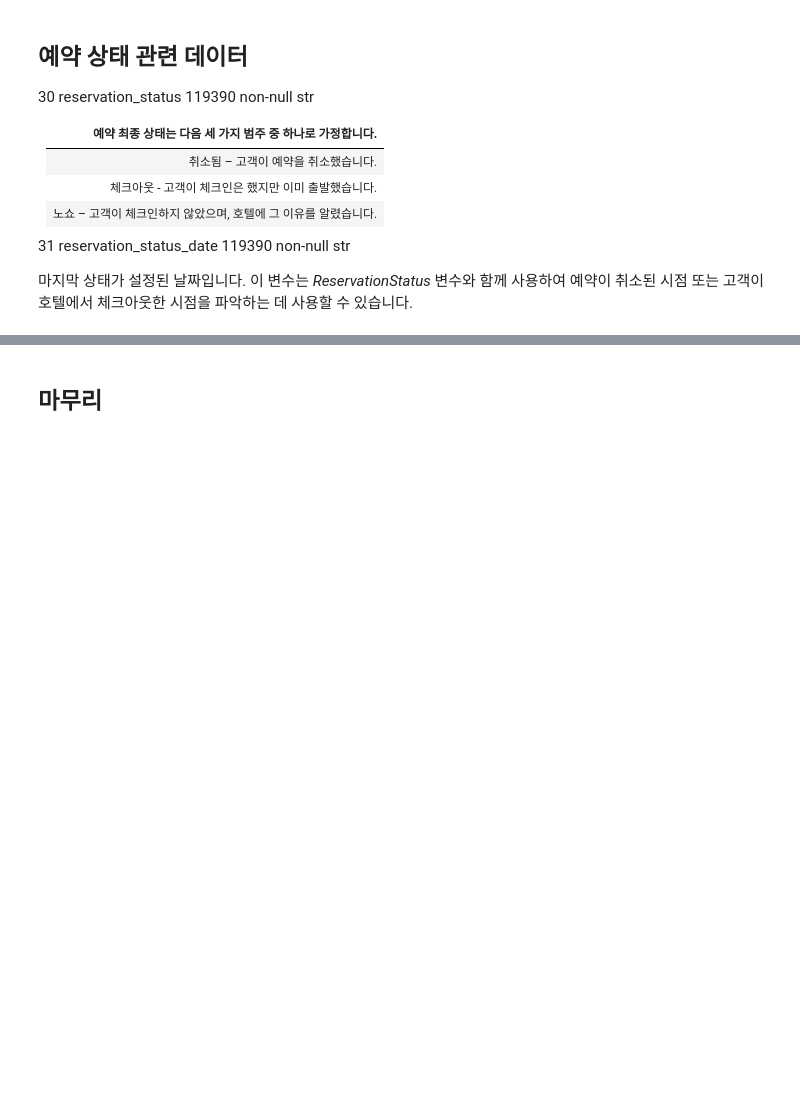
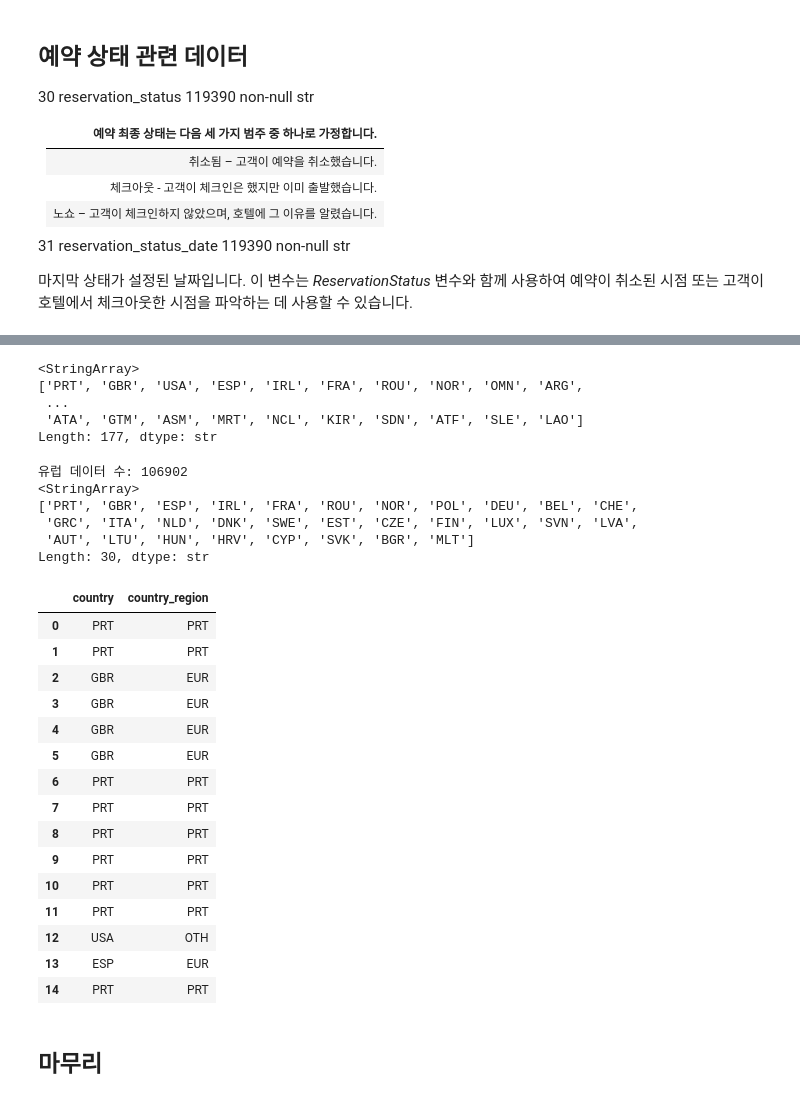
Before and after one commit to SKNETWORKS-FAMILY-AICAMP/SKN30-2nd-3Team, a Jupyter notebook: preprocessing/preprocessing_hotel.ipynb, the cells around one changed output, grey strips where cells are left out. Saved outputs shown, nothing was run; the diff lists cells and outputs as text; code cells hidden in the pictures; blank space fills up the shorter version.

```diff
--- a/preprocessing/preprocessing_hotel.ipynb
+++ b/preprocessing/preprocessing_hotel.ipynb
@@ -227,0 +262,3 @@ cols = ['market_segment', 'distribution_channel', 'agent', 'company']
+# %%
+df['is_agent'] = np.where(df['agent'] != 0, 1, 0)
+df[['agent', 'is_agent']]
@@ -227,0 +279,3 @@ cols = ['market_segment', 'distribution_channel', 'agent', 'company']
+# %%
+df['is_company'] = np.where(df['company'] != 0, 1, 0)
+df[['company', 'is_company']].head()
@@ -240,0 +322,2 @@ cols = ['market_segment', 'distribution_channel', 'agent', 'company']
+# %%
+df['is_city_hotel'] = (df['hotel'] == 'City Hotel').astype(int)
@@ -240,0 +349,65 @@ cols = ['market_segment', 'distribution_channel', 'agent', 'company']
+# %%
+df['country'].unique()
+# %% [output]
+<StringArray>
+['PRT', 'GBR', 'USA', 'ESP', 'IRL', 'FRA', 'ROU', 'NOR', 'OMN', 'ARG',
+ ...
+ 'ATA', 'GTM', 'ASM', 'MRT', 'NCL', 'KIR', 'SDN', 'ATF', 'SLE', 'LAO']
+Length: 177, dtype: str
+# %%
+# 데이터셋에 등장하는 주요 유럽 국가 코드 리스트 정의
+europe_codes = [
+    'PRT', 'GBR', 'FRA', 'ESP', 'DEU', 'ITA', 'IRL', 'BEL', 'NLD', 'AUT',
+    'POL', 'SWE', 'CHE', 'NOR', 'DNK', 'FIN', 'CZE', 'GRC', 'ROU', 'HUN',
+    'HRV', 'SVK', 'SVN', 'BGR', 'LTU', 'LVA', 'EST', 'LUX', 'MLT', 'CYP'
+]
+
+# 유럽 국가에 해당하는 행만 필터링
+df_europe = df[df['country'].isin(europe_codes)].copy()
+
+# 결과 확인
+print("유럽 데이터 수:", df_europe.shape[0])
+print(df_europe['country'].unique())
+# %% [output]
+유럽 데이터 수: 106902
+<StringArray>
+['PRT', 'GBR', 'ESP', 'IRL', 'FRA', 'ROU', 'NOR', 'POL', 'DEU', 'BEL', 'CHE',
+ 'GRC', 'ITA', 'NLD', 'DNK', 'SWE', 'EST', 'CZE', 'FIN', 'LUX', 'SVN', 'LVA',
+ 'AUT', 'LTU', 'HUN', 'HRV', 'CYP', 'SVK', 'BGR', 'MLT']
+Length: 30, dtype: str
+# %%
+# 유럽 국가 코드
+europe_codes = [
+    'PRT', 'GBR', 'FRA', 'ESP', 'DEU', 'ITA', 'IRL', 'BEL', 'NLD', 'AUT',
+    'POL', 'SWE', 'CHE', 'NOR', 'DNK', 'FIN', 'CZE', 'GRC', 'ROU', 'HUN',
+    'HRV', 'SVK', 'SVN', 'BGR', 'LTU', 'LVA', 'EST', 'LUX', 'MLT', 'CYP'
+]
+
+def group_country(country):
+    if country == 'PRT':
+        return 'PRT'
+    elif country in europe_codes:
+        return 'EUR'  # 기타 유럽
+    else:
+        return 'OTH'  # 나머지
+
+df['country_region'] = df['country'].apply(group_country)
+# %%
+df[['country', 'country_region']].head(15)
+# %% [output]
+|  | country | country_region |
+| 0 | PRT | PRT |
+| 1 | PRT | PRT |
+| 2 | GBR | EUR |
+| 3 | GBR | EUR |
+| 4 | GBR | EUR |
+| 5 | GBR | EUR |
+| 6 | PRT | PRT |
+| 7 | PRT | PRT |
+| 8 | PRT | PRT |
+| 9 | PRT | PRT |
+| 10 | PRT | PRT |
+| 11 | PRT | PRT |
+| 12 | USA | OTH |
+| 13 | ESP | EUR |
+| 14 | PRT | PRT |
```
Also changed, not shown: parts of 32 cells of this notebook.
